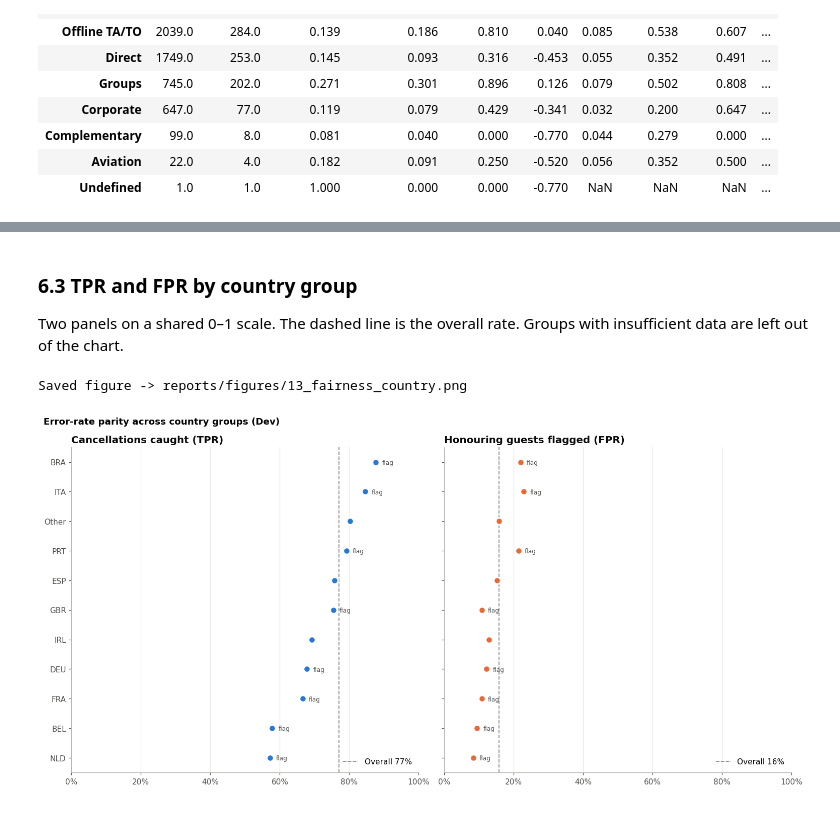
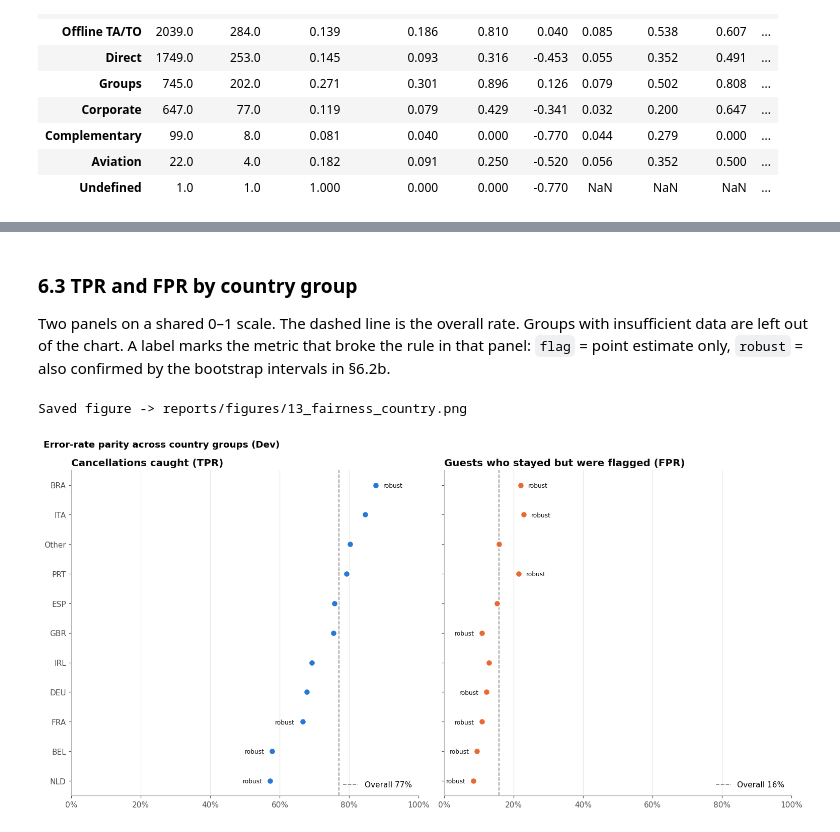
Before and after one commit to HasithaErandika/hotel-booking-cancellation-ml, a Jupyter notebook: notebooks/13_explainability_error_fairness.ipynb, the cells around one changed output, grey strips where cells are left out. Saved outputs shown, nothing was run; the diff lists cells and outputs as text; code cells hidden in the pictures.

```diff
--- a/notebooks/13_explainability_error_fairness.ipynb
+++ b/notebooks/13_explainability_error_fairness.ipynb
@@ -56,6 +56,7 @@ FAIRNESS_MIN_GROUP_SIZE = 200
 FAIRNESS_MIN_POSITIVES = 30
 TPR_GAP_FLAG = 0.10            # |group TPR - overall TPR| above this is flagged
 FPR_RATIO_BOUNDS = (0.8, 1.25)  # group FPR / overall FPR outside this range is flagged ("four-fifths"-style rule)
+FAIRNESS_BOOTSTRAP = 1000      # bootstrap resamples per group for the confidence intervals
 # %% [markdown]
 ### 1.3 Project paths, shared helpers and plotting style
 # %%
@@ -542,27 +615,42 @@ fairness["market_segment"].round(3)
 # %% [markdown]
 ### 6.3 TPR and FPR by country group
 Two panels on a shared 0–1 scale. The dashed line is the overall rate. Groups with
-insufficient data are left out of the chart.
+insufficient data are left out of the chart. A label marks the metric that broke the
+rule in that panel: `flag` = point estimate only, `robust` = also confirmed by the
+bootstrap intervals in §6.2b.
 # %%
-table = fairness["country_group"].query("status != 'insufficient data'").sort_values("tpr_recall")
+table = ci_tables["country_group"].query("status != 'insufficient data'").sort_values("tpr_recall")
+tpr_rule = (table["tpr_gap"].abs() > TPR_GAP_FLAG)
+fpr_rule = ~table["fpr_ratio"].between(*FPR_RATIO_BOUNDS)
+tpr_ci_ok = (table["tpr_gap_low"] > 0) | (table["tpr_gap_high"] < 0)
+fpr_ci_ok = (table["fpr_ratio_low"] > 1) | (table["fpr_ratio_high"] < 1)
+panel_flags = {
+    "tpr_recall": np.where(tpr_rule & tpr_ci_ok, "robust", np.where(tpr_rule, "flag", "")),
+    "fpr": np.where(fpr_rule & fpr_ci_ok, "robust", np.where(fpr_rule, "flag", "")),
+}
+
 fig, axes = plt.subplots(1, 2, figsize=(14, 0.45 * len(table) + 2), sharey=True)
 for ax, metric, title, color in [(axes[0], "tpr_recall", "Cancellations caught (TPR)", SERIES_COLORS[0]),
-                                 (axes[1], "fpr", "Honouring guests flagged (FPR)", SERIES_COLORS[1])]:
+                                 (axes[1], "fpr", "Guests who stayed but were flagged (FPR)", SERIES_COLORS[1])]:
     ax.scatter(table[metric], table.index, s=80, color=color, edgecolor="white", linewidth=2, zorder=3)
     ax.axvline(overall[metric], color=COLORS["neutral"], linestyle="--", linewidth=1.2, label=f"Overall {overall[metric]:.0%}")
-    for name, value, status in zip(table.index, table[metric], table["status"]):
-        if status == "FLAG":
-            ax.annotate("flag", (value, name), textcoords="offset points", xytext=(8, -3), fontsize=8, color=COLORS["ink_muted"])
+    for name, value, label in zip(table.index, table[metric], panel_flags[metric]):
+        if label:
+            # Put the label on the side away from the overall line so it never overlaps it.
+            right = value >= overall[metric]
+            ax.annotate(label, (value, name), textcoords="offset points", xytext=(10 if right else -10, -3),
+                        ha="left" if right else "right", fontsize=8,
+                        color=COLORS["ink"] if label == "robust" else COLORS["ink_muted"])
     ax.xaxis.set_major_formatter(mpl.ticker.PercentFormatter(1.0))
     ax.set_xlim(0, 1)
     ax.set_title(title, loc="left")
     ax.grid(axis="y", visible=False)
     ax.legend(loc="lower right")
 fig.suptitle("Error-rate parity across country groups (Dev)", x=0.01, ha="left", fontweight="semibold")
 fig.tight_layout()
 save_figure(fig, "fairness_country")
 plt.show()
 # %% [output]
 Saved figure -> reports/figures/13_fairness_country.png
-[figure, old version]
+[figure, new version]
 # %% [markdown]
```
Also changed, not shown: parts of 8 cells of this notebook, 51 other files.
